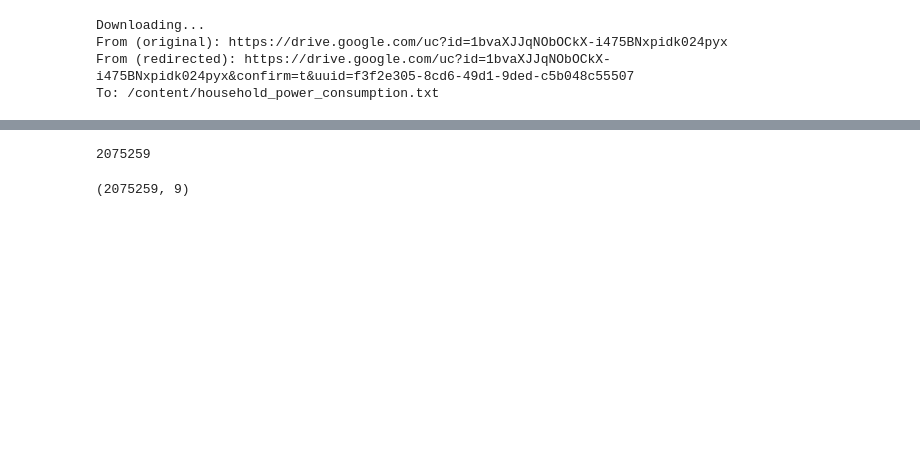
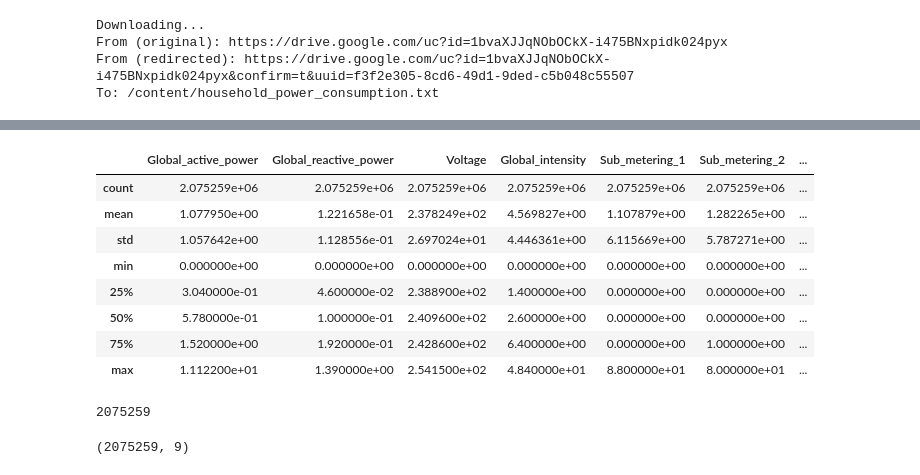
Before and after one commit to AechGit/Energy-Consumption-Project-Springboard, a Jupyter notebook: Energy_Consumption_Project.ipynb, the cells around one changed output, grey strips where cells are left out. Drawn from its saved outputs; the diff is of its cells as text; code cells hidden in the pictures; blank space fills up the shorter version.

```diff
--- a/Energy_Consumption_Project.ipynb
+++ b/Energy_Consumption_Project.ipynb
@@ -48,3 +59,15 @@ df.head()
+# %%
+df.describe()
+# %% [output]
+|  | Global_active_power | Global_reactive_power | Voltage | Global_intensity | Sub_metering_1 | Sub_metering_2 | ... |
+| count | 2.075259e+06 | 2.075259e+06 | 2.075259e+06 | 2.075259e+06 | 2.075259e+06 | 2.075259e+06 | ... |
+| mean | 1.077950e+00 | 1.221658e-01 | 2.378249e+02 | 4.569827e+00 | 1.107879e+00 | 1.282265e+00 | ... |
+| std | 1.057642e+00 | 1.128556e-01 | 2.697024e+01 | 4.446361e+00 | 6.115669e+00 | 5.787271e+00 | ... |
+| min | 0.000000e+00 | 0.000000e+00 | 0.000000e+00 | 0.000000e+00 | 0.000000e+00 | 0.000000e+00 | ... |
+| 25% | 3.040000e-01 | 4.600000e-02 | 2.388900e+02 | 1.400000e+00 | 0.000000e+00 | 0.000000e+00 | ... |
+| 50% | 5.780000e-01 | 1.000000e-01 | 2.409600e+02 | 2.600000e+00 | 0.000000e+00 | 0.000000e+00 | ... |
+| 75% | 1.520000e+00 | 1.920000e-01 | 2.428600e+02 | 6.400000e+00 | 0.000000e+00 | 1.000000e+00 | ... |
+| max | 1.112200e+01 | 1.390000e+00 | 2.541500e+02 | 4.840000e+01 | 8.800000e+01 | 8.000000e+01 | ... |
 # %%
 len(df)
 # %% [output]
```
Also changed, not shown: parts of 11 cells of this notebook.
